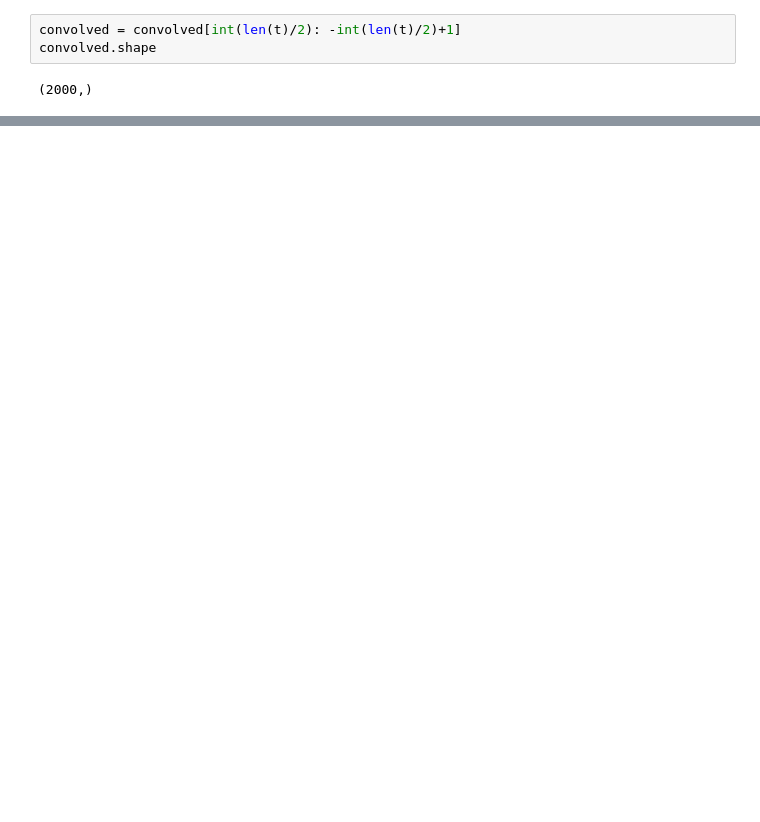
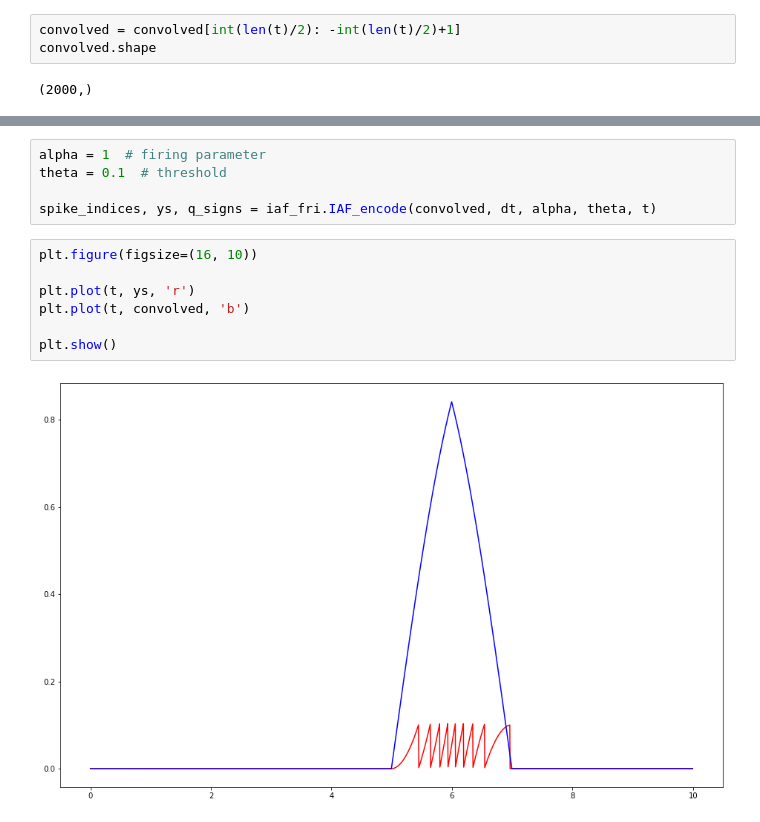
Before and after one commit to gkarray/Semester-Project, a Jupyter notebook: Algorithm 3.ipynb, the cells around one changed output, grey strips where cells are left out. Drawn from its saved outputs; the diff is of its cells as text; blank space fills up the shorter version.

```diff
--- a/Algorithm 3.ipynb
+++ b/Algorithm 3.ipynb
@@ -95,0 +93,14 @@ plots.plot_signal_and_fourier(t, convolved, dt)
+# %%
+alpha = 1  # firing parameter
+theta = 0.1  # threshold
+
+spike_indices, ys, q_signs = iaf_fri.IAF_encode(convolved, dt, alpha, theta, t)
+# %%
+plt.figure(figsize=(16, 10))
+
+plt.plot(t, ys, 'r')
+plt.plot(t, convolved, 'b')
+
+plt.show()
+# %% [output]
+[figure, added]
```
Also changed, not shown: parts of 5 cells of this notebook, 33 other files.
